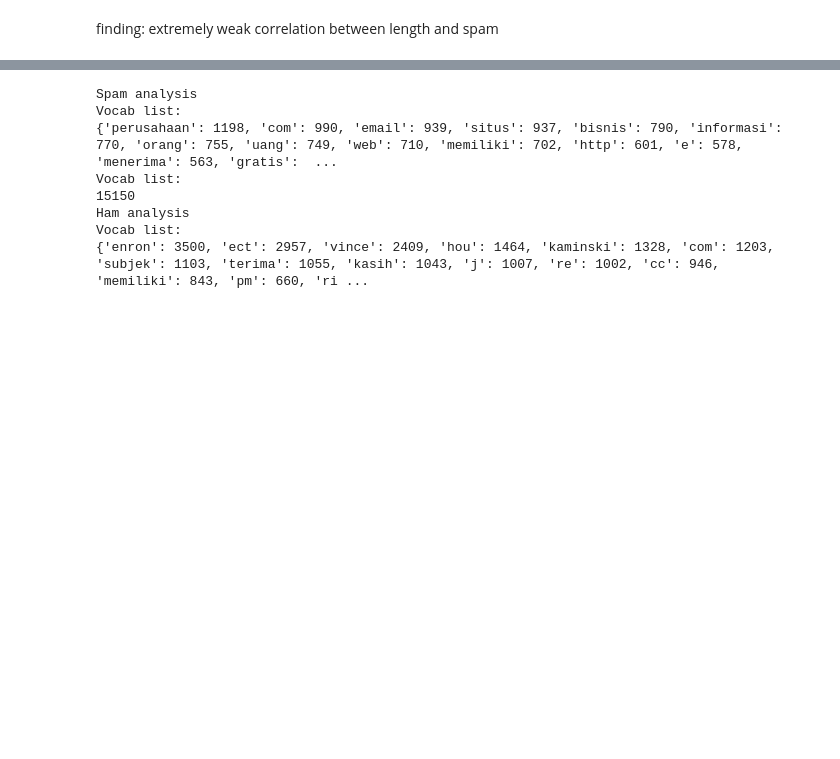
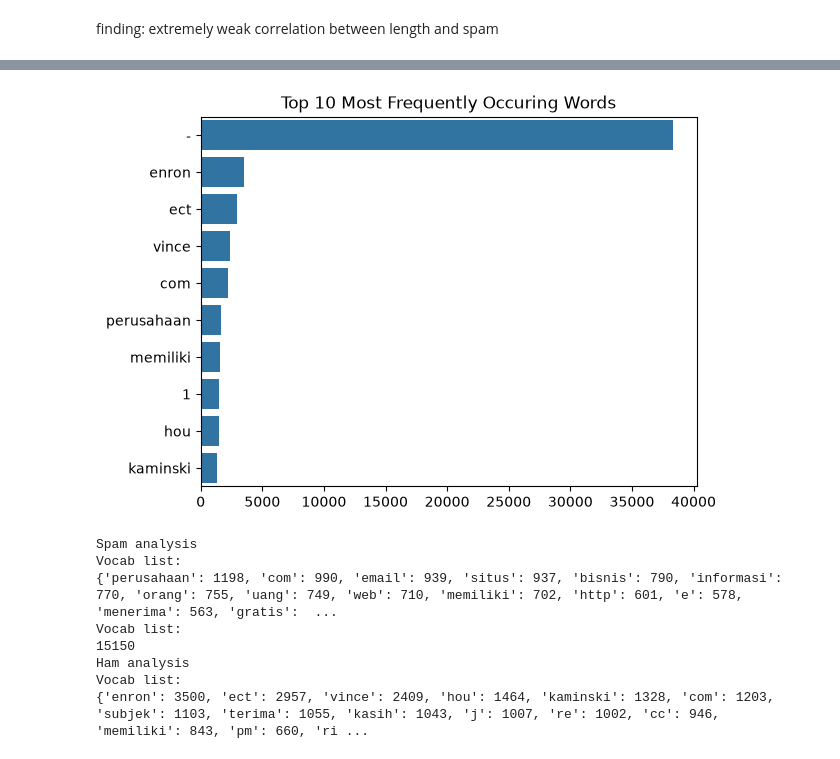
Before and after one commit to Jolin-Avelina/spam_detection, a Jupyter notebook: eda_email.ipynb, the cells around one changed output, grey strips where cells are left out. Cells and saved outputs as stored; diff of their text form; code cells hidden in the pictures; blank space fills up the shorter version.

```diff
--- a/eda_email.ipynb
+++ b/eda_email.ipynb
@@ -184,3 +363,9 @@ Name: Pesan, dtype: int64
+# %%
+sns.barplot(x=freq, y=words)
+plt.title('Top 10 Most Frequently Occuring Words')
+plt.show()
+# %% [output]
+[figure, added]
 # %%
 #analyze vocabulary size
 
```
Also changed, not shown: parts of 33 cells of this notebook, 1 other file.
